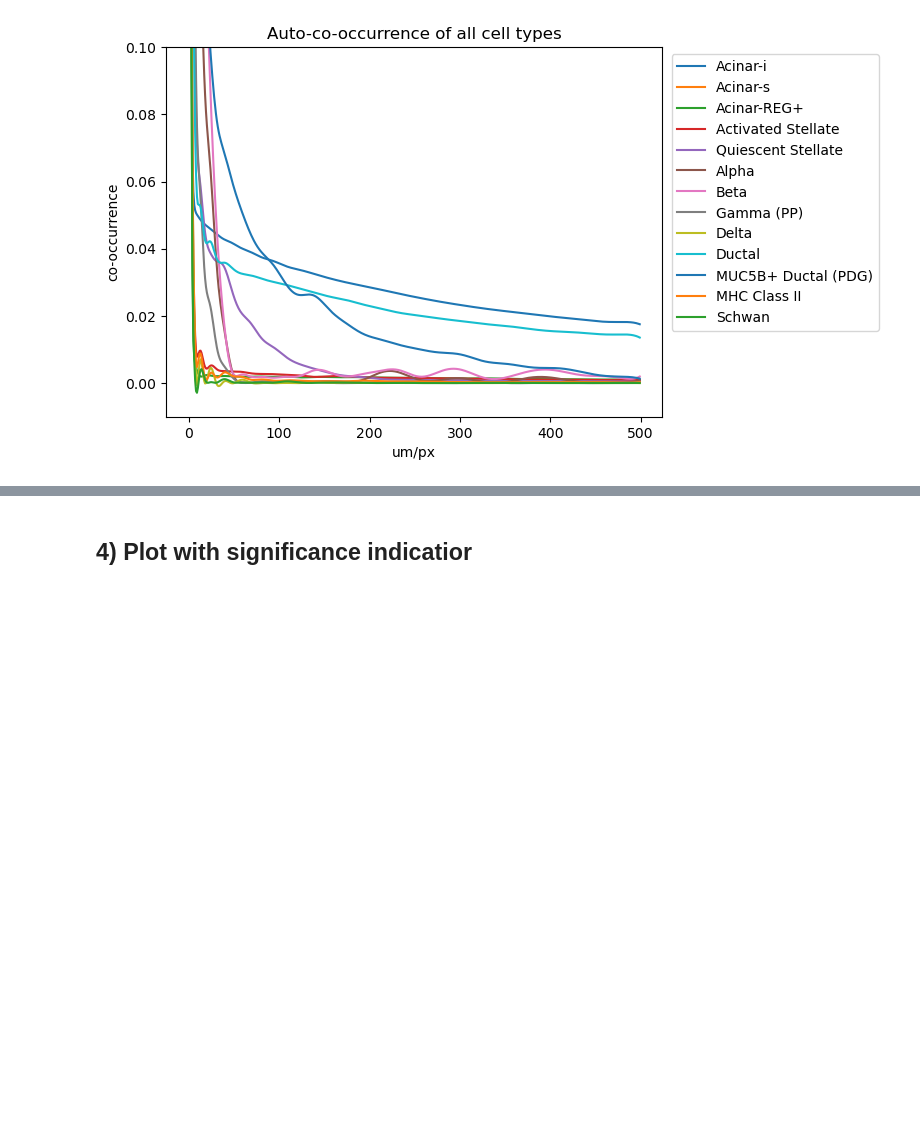
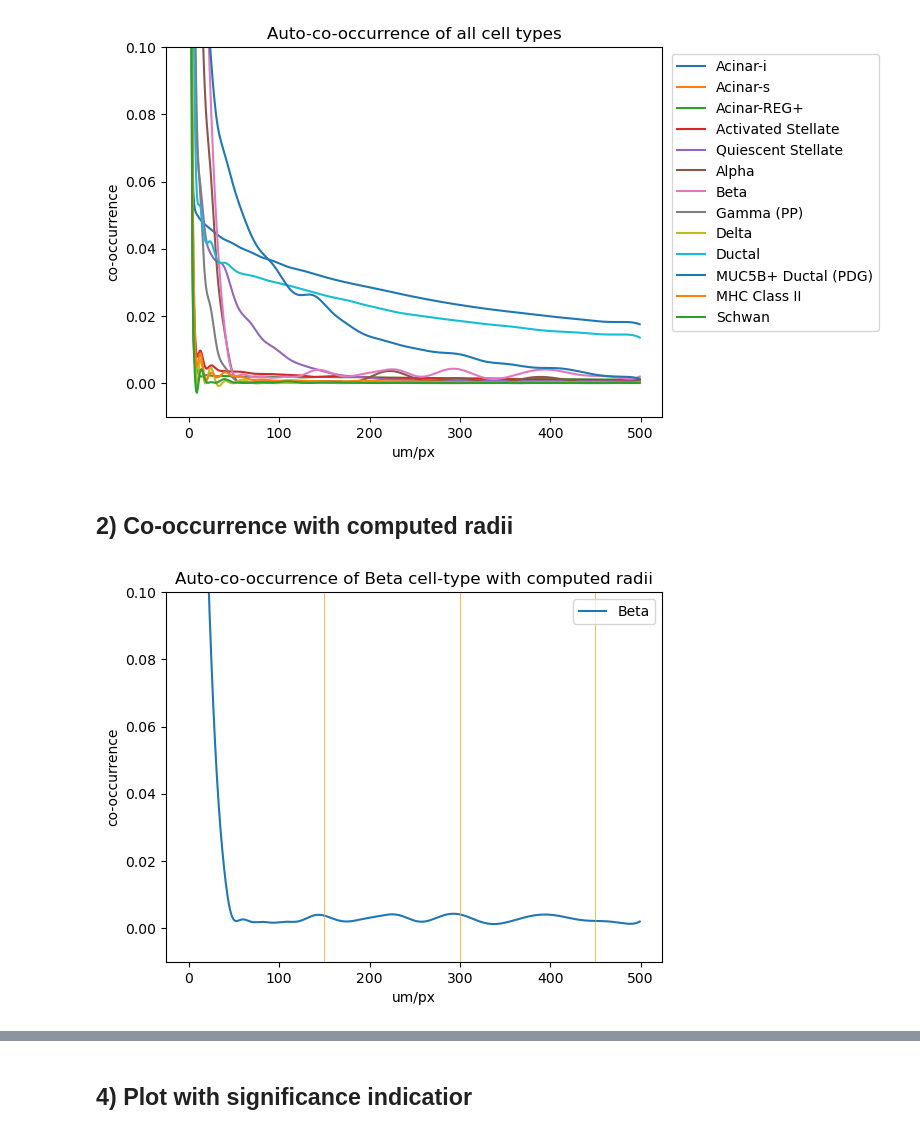
Before and after one commit to HiDiHlabs/sonar, a Jupyter notebook: sonar/plotting_functions_test.ipynb, the cells around one changed output, grey strips where cells are left out. Drawn from its saved outputs; the diff is of its cells as text; code cells hidden in the pictures; blank space fills up the shorter version.

Commit message:
plotting functions 2,3

```diff
--- a/sonar/plotting_functions_test.ipynb
+++ b/sonar/plotting_functions_test.ipynb
@@ -104,3 +104,35 @@ simple_cooc_plot(cooc_curves_res = cooc_template_, cell_type_labels = cluster_la
 simple_cooc_plot(cooc_curves_res = cooc_template_, cell_type_labels = cluster_labels,  y_zoom = 0.1)
 # %% [output]
 [figure]
+# %% [markdown]
+## 2) Co-occurrence with computed radii
+# %%
+def cooc_with_computed_radii(cooc_curves_res, cell_type, radii, cell_type_labels = cluster_labels, y_zoom = 0.1): #cell_type_labels should be changed
+
+    """Function for plotting simple co-occurrence plots, the result of a sonar function.
+    Specific cell-types can be selected.
+
+    Parameters:
+    - cooc_curves_res: an array that containes co-occurrence curves, the result of son.co_occurrence_from_tensor() function.
+    - cell_type: int, selected cell-type number.
+    - rad_: int, selected radii
+    - cell_type_labels: a list of cell-type labels.
+    - y_zoom: float, scaling parameter for looking closer at curves, choosing the upper limit of y-axis.
+    """
+    fig, ax = plt.subplots()
+
+    ax.set_ylabel("co-occurrence")
+    ax.set_xlabel("um/px")
+    ax.set_ylim(-0.01, y_zoom)
+
+    ax.plot(cooc_curves_res[int(cell_type),int(cell_type)], label=cell_type_labels[int(cell_type)])
+    ax.legend(loc="upper right")
+    ax.set_title(f"Auto-co-occurrence of {cluster_labels[cell_type]} cell-type with computed radii")
+
+    # plot radii
+    for rad_ in list(range(radii,500,radii)):
+        ax.axvline(rad_, linewidth=0.5, color='orange')
+# %%
+cooc_with_computed_radii(cooc_curves_res=cooc_template_, cell_type=7, radii=150)
+# %% [output]
+[figure, added]
```
Also changed, not shown: parts of 7 cells of this notebook.
